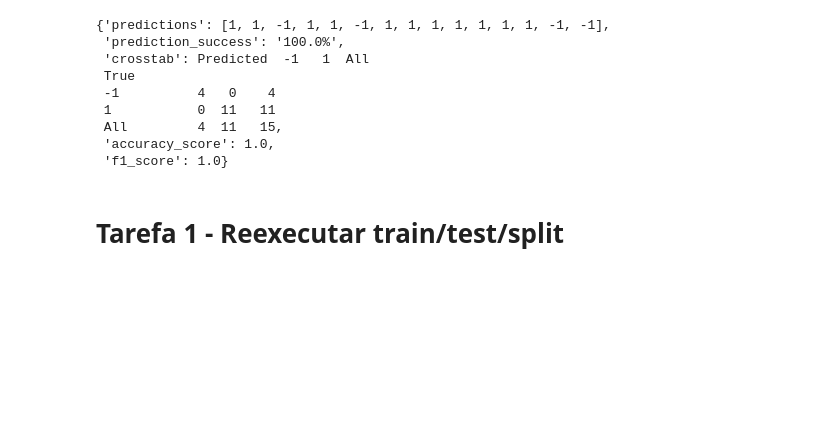
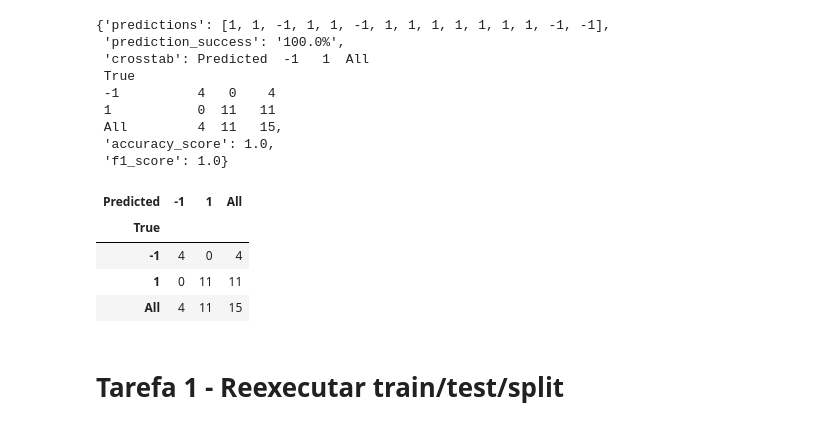
Before and after one commit to Guilherme-Valle/ai-scripts, a Jupyter notebook: perceptron.ipynb, the cells around one changed output. Cells and saved outputs as stored; diff of their text form; code cells hidden in the pictures; blank space fills up the shorter version.

```diff
--- a/perceptron.ipynb
+++ b/perceptron.ipynb
@@ -21,6 +21,14 @@ iris_validation
  All         4  11   15,
  'accuracy_score': 1.0,
  'f1_score': 1.0}
+# %%
+iris_validation['crosstab']
+# %% [output]
+| Predicted | -1 | 1 | All |
+| True |  |  |  |
+| -1 | 4 | 0 | 4 |
+| 1 | 0 | 11 | 11 |
+| All | 4 | 11 | 15 |
 # %% [markdown]
 # Tarefa 1 - Reexecutar train/test/split
 # %%
```
Also changed, not shown: 1 other file.
